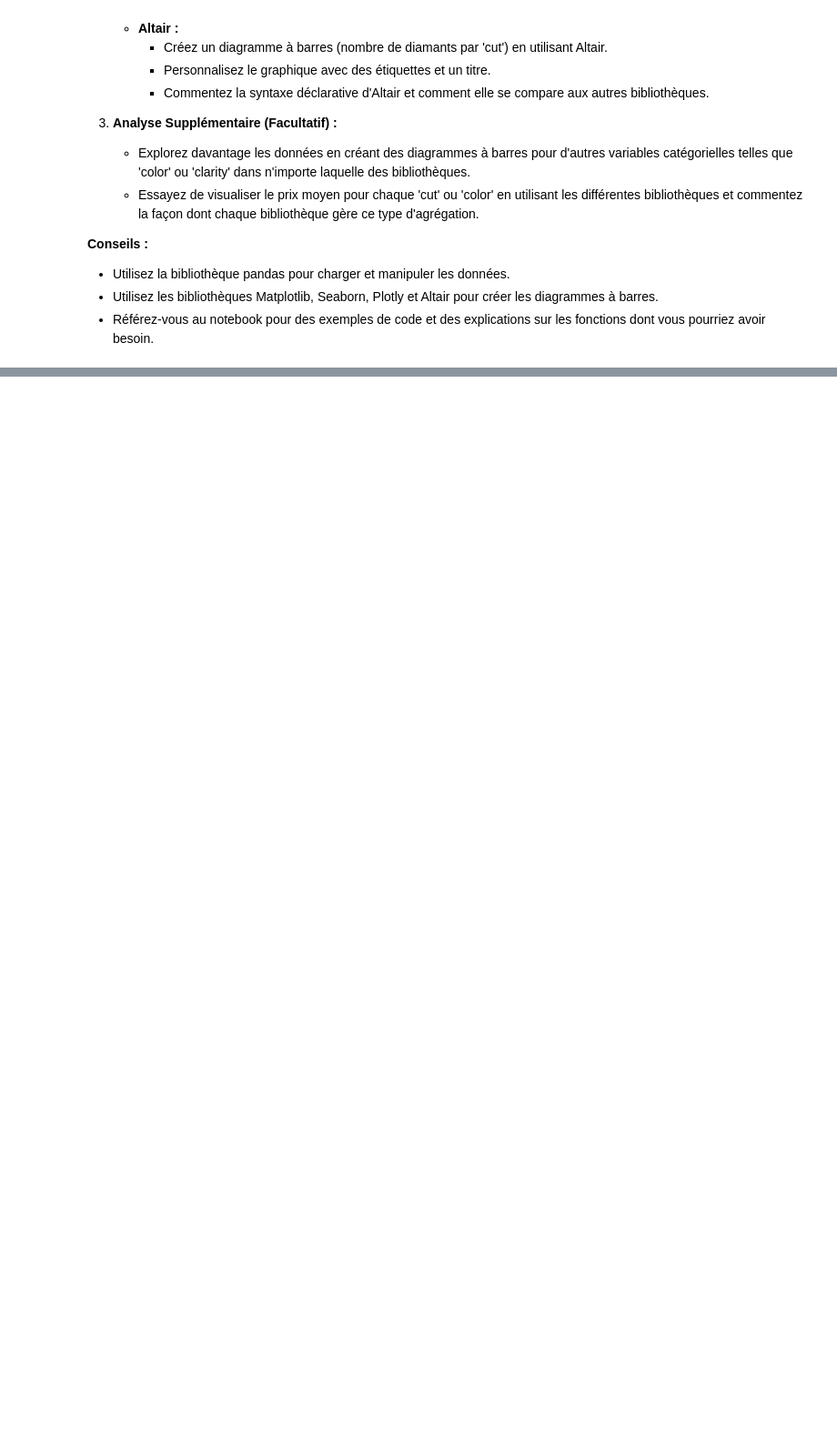
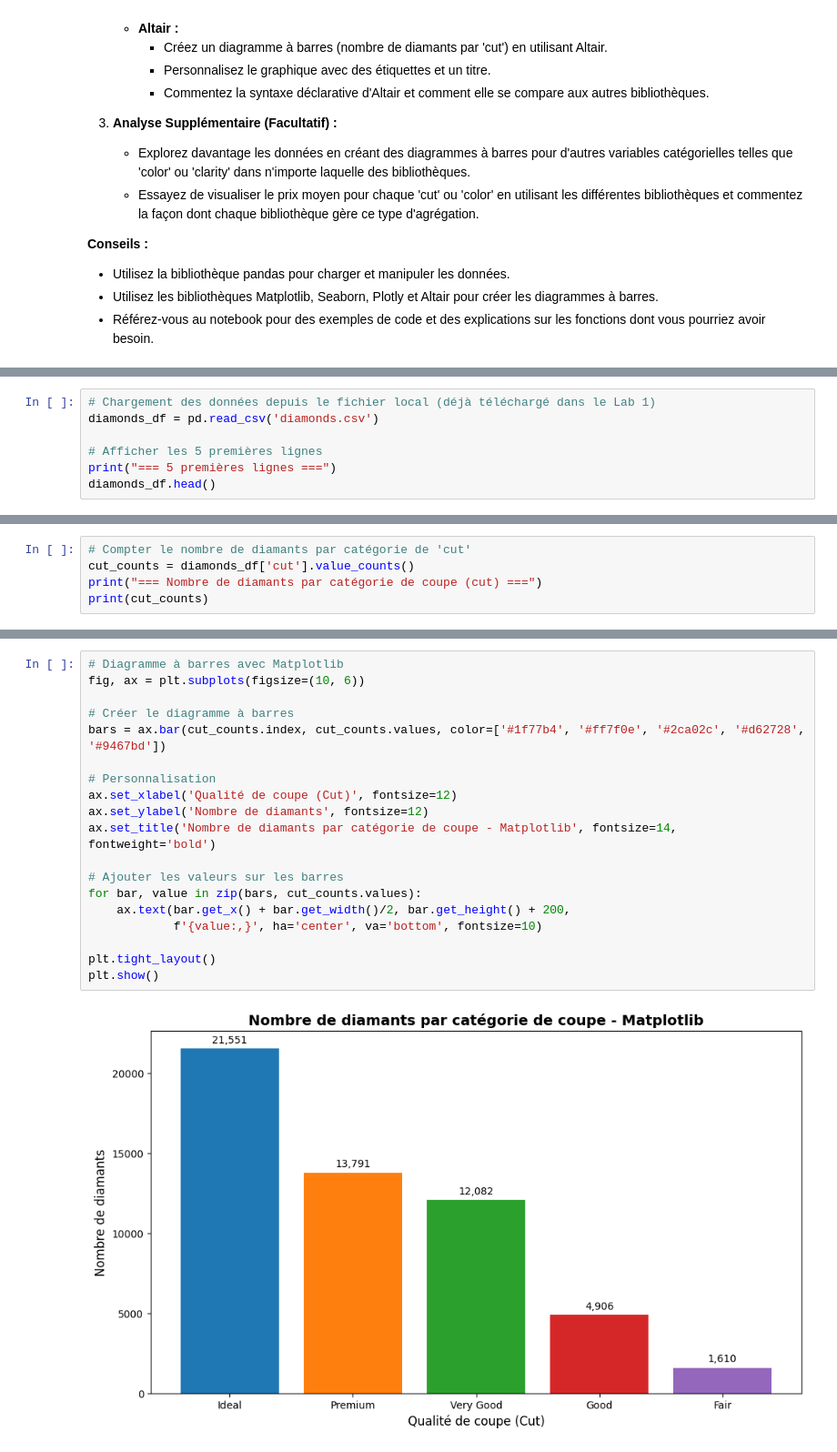
Before and after one commit to rosanajurdi/Data_Visualization_Course_2026, a Jupyter notebook: lab-sessions/lab2-barplots.ipynb, the cells around one changed output, grey strips where cells are left out. Shown at 91% size. Cells and saved outputs as stored; diff of their text form; blank space fills up the shorter version.

Commit message:
Lab 2: Bar plots avec Matplotlib, Seaborn, Plotly et Altair

```diff
--- a/lab-sessions/lab2-barplots.ipynb
+++ b/lab-sessions/lab2-barplots.ipynb
@@ -88,0 +99,7 @@ Vous disposez d'un ensemble de données contenant des informations sur divers di
+# %%
+# Chargement des données depuis le fichier local (déjà téléchargé dans le Lab 1)
+diamonds_df = pd.read_csv('diamonds.csv')
+
+# Afficher les 5 premières lignes
+print("=== 5 premières lignes ===")
+diamonds_df.head()
@@ -88,0 +153,5 @@ Vous disposez d'un ensemble de données contenant des informations sur divers di
+# %%
+# Compter le nombre de diamants par catégorie de 'cut'
+cut_counts = diamonds_df['cut'].value_counts()
+print("=== Nombre de diamants par catégorie de coupe (cut) ===")
+print(cut_counts)
@@ -88,0 +173,21 @@ Vous disposez d'un ensemble de données contenant des informations sur divers di
+# %%
+# Diagramme à barres avec Matplotlib
+fig, ax = plt.subplots(figsize=(10, 6))
+
+# Créer le diagramme à barres
+bars = ax.bar(cut_counts.index, cut_counts.values, color=['#1f77b4', '#ff7f0e', '#2ca02c', '#d62728', '#9467bd'])
+
+# Personnalisation
+ax.set_xlabel('Qualité de coupe (Cut)', fontsize=12)
+ax.set_ylabel('Nombre de diamants', fontsize=12)
+ax.set_title('Nombre de diamants par catégorie de coupe - Matplotlib', fontsize=14, fontweight='bold')
+
+# Ajouter les valeurs sur les barres
+for bar, value in zip(bars, cut_counts.values):
+    ax.text(bar.get_x() + bar.get_width()/2, bar.get_height() + 200,
+            f'{value:,}', ha='center', va='bottom', fontsize=10)
+
+plt.tight_layout()
+plt.show()
+# %% [output]
+[figure, added]
```
Also changed, not shown: parts of 24 cells of this notebook.
